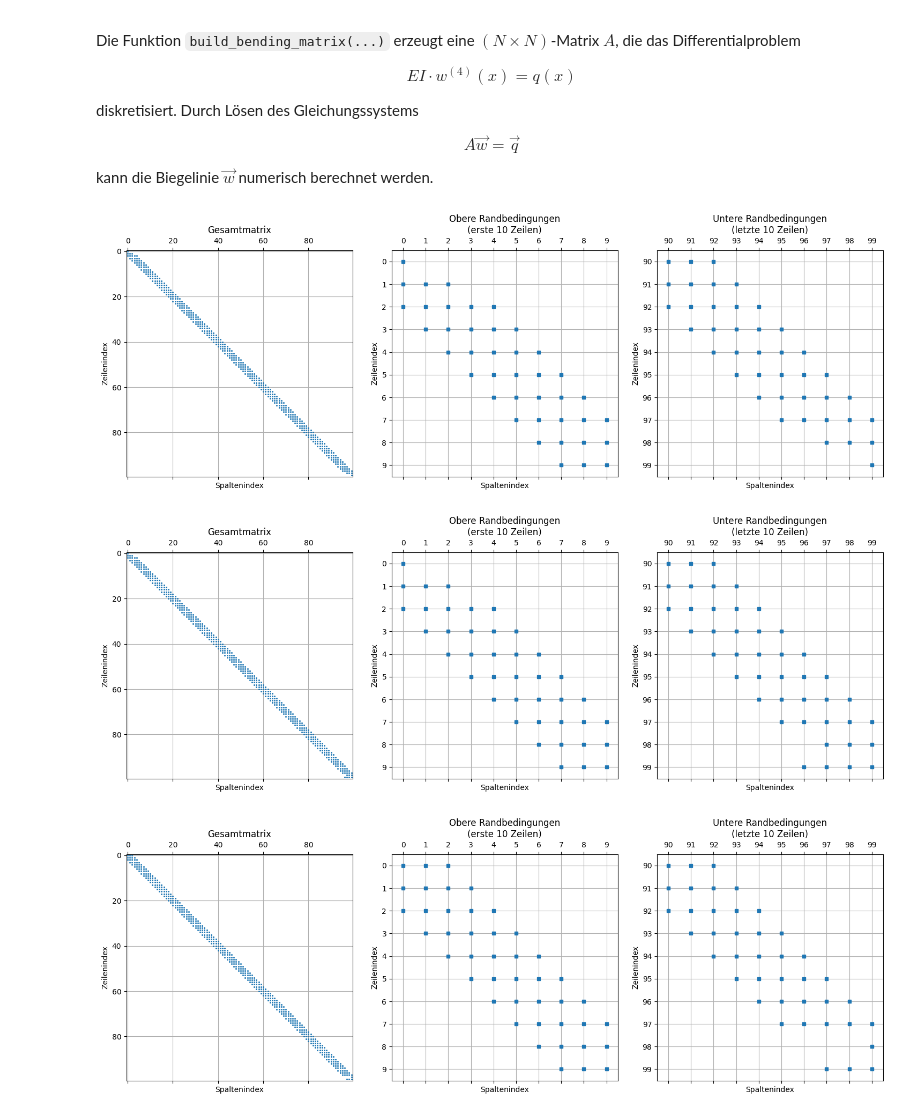
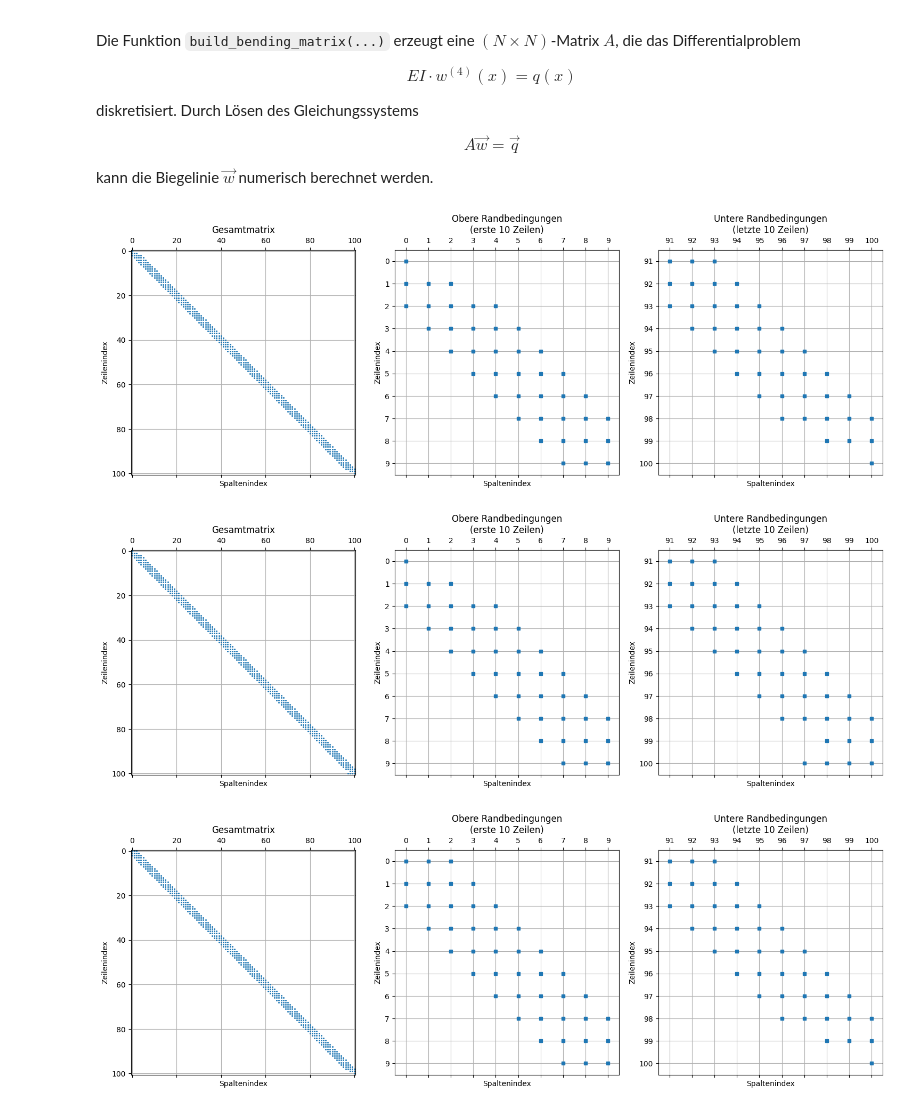
Before and after one commit to AhmedHossamMido/projektarbeit, a Jupyter notebook: projektdatei.ipynb, the cells around one changed output. Cells and saved outputs as stored; diff of their text form; code cells hidden in the pictures.

Commit message:
Diagramme erstellt

```diff
--- a/projektdatei.ipynb
+++ b/projektdatei.ipynb
@@ -960,16 +969,20 @@ kann die Biegelinie $\vec{w}$ numerisch berechnet werden.
 L = 1.0      # Länge des Balkens in Metern (m)
 EI = 1.0     # Biegesteifigkeit: Produkt aus Elastizitätsmodul E und Flächenträgheitsmoment I
 
+# --- Erzeugung der Gitterpunkte ---
 # --- Numerische Diskretisierung ---
-N = 100      # Anzahl der Unterteilungen des Balkens (Anzahl Gitterintervalle)
-h = L / N    # Schrittweite h = Abstand zwischen zwei benachbarten Gitterpunkten
-
-# --- Erzeugung der Gitterpunkte ---
-x = np.linspace(0, L, N + 1)  # np.linspace erzeugt N+1 gleichmäßig verteilte Punkte von 0 bis L
-                              # Diese entsprechen den Knotenpunkten x_0, x_1, ..., x_N
+N_intervalls = 200      # Anzahl der Unterteilungen des Balkens (Anzahl Gitterintervalle)
+N_nodes = N_intervalls + 1 # Anzahl der Gitterpunkte
+x = np.linspace(0, L, N_nodes)  # np.linspace erzeugt N_nodes gleichmäßig verteilte Punkte von 0 bis L
+                              # Diese entsprechen den Knotenpunkten x_0, x_1, ..., x_N_intervalls
+h = x[1] - x[0]               # Schrittweite h = Abstand zwischen zwei benachbarten Gitterpunkten
 
 # --- Lastverteilung ---
-q = np.ones_like(x)  # Erzeugt ein Array mit denselben Dimensionen wie x, gefüllt mit Einsen
-                     # Entspricht einer konstanten, gleichmäßig verteilten Last q(x) = 1 auf dem gesamten Balken
-                     # Vorteil: q bleibt automatisch synchron mit der Diskretisierung von x (robuster und wartbarer)
+q = 50 * np.ones(N_nodes)
+# %%
+# Randbedingungen
+
+BEIDSEITIG_GELENKIG = "beidseitig_gelenkig"
+NUR_LINKS_EINGESPANNT = "nur_links_eingespannt"
+NUR_RECHTS_EINGESPANNT = "nur_rechts_eingespannt"
 # %%
@@ -1253,13 +1277,13 @@ def plot_matrix_with_boundaries(A):
     plt.tight_layout()   # Verhindert Überlappungen
     plt.show()           # Zeigt die Plots an
 # %%
-A1 = build_bending_matrix(N=100, h=0.01, EI=1.0, boundary_condition="beidseitig_gelenkig")
-plot_matrix_with_boundaries(A1)
+EIA1, _ = build_bending_matrix(N_nodes=100+1, h=0.01, EI=1.0, q_c=q.copy(), boundary_condition="beidseitig_gelenkig")
+plot_matrix_with_boundaries(EIA1)
 # %% [output]
-[figure, old version]
+[figure, new version]
 # %%
-A2 = build_bending_matrix(N=100, h=0.01, EI=1.0, boundary_condition="nur_links_eingespannt")
-plot_matrix_with_boundaries(A2)
+EIA2, _ = build_bending_matrix(N_nodes=100+1, h=0.01, EI=1.0, q_c=q.copy(), boundary_condition="nur_links_eingespannt")
+plot_matrix_with_boundaries(EIA2)
 
 # Bedingung: w'''(L) = 0, Scherkraft am rechten Ende soll null sein
 # Dritte Ableitung rückwärts differenziert (Rückwärts-Differenzformel):
@@ -1267,9 +1291,9 @@ plot_matrix_with_boundaries(A2)
 
 # print(A2[-1,range(-4,0,1)]*(2*h**3)) # die Koeffizienten sind [-1.  2. -2.  1.]
 # %% [output]
-[figure, old version]
+[figure, new version]
 # %%
-A3 = build_bending_matrix(N=100, h=0.01, EI=1.0, boundary_condition="nur_rechts_eingespannt")
-plot_matrix_with_boundaries(A3)
+EIA3, _ = build_bending_matrix(N_nodes=100+1, h=0.01, EI=1.0, q_c=q.copy(), boundary_condition="nur_rechts_eingespannt")
+plot_matrix_with_boundaries(EIA3)
 # %% [output]
-[figure, old version]
+[figure, new version]
```
Also changed, not shown: parts of 13 cells of this notebook.
